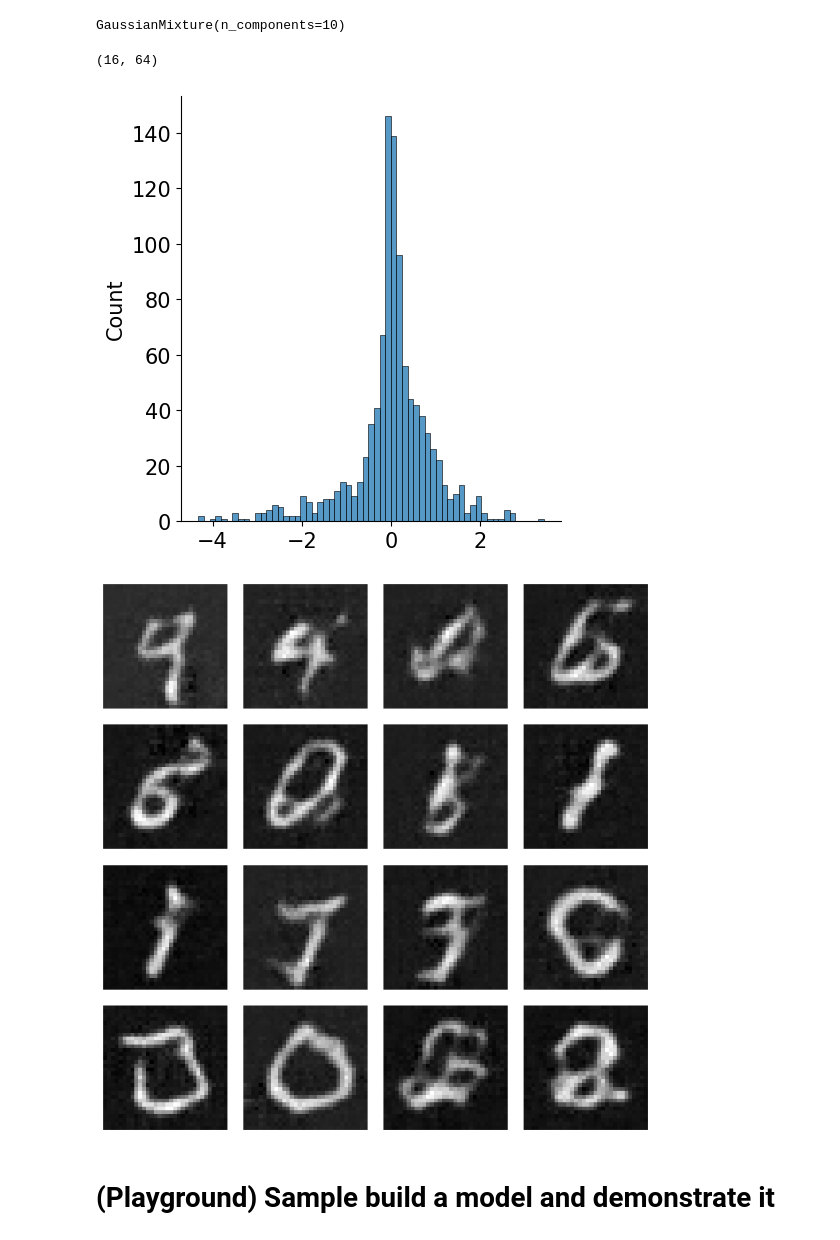
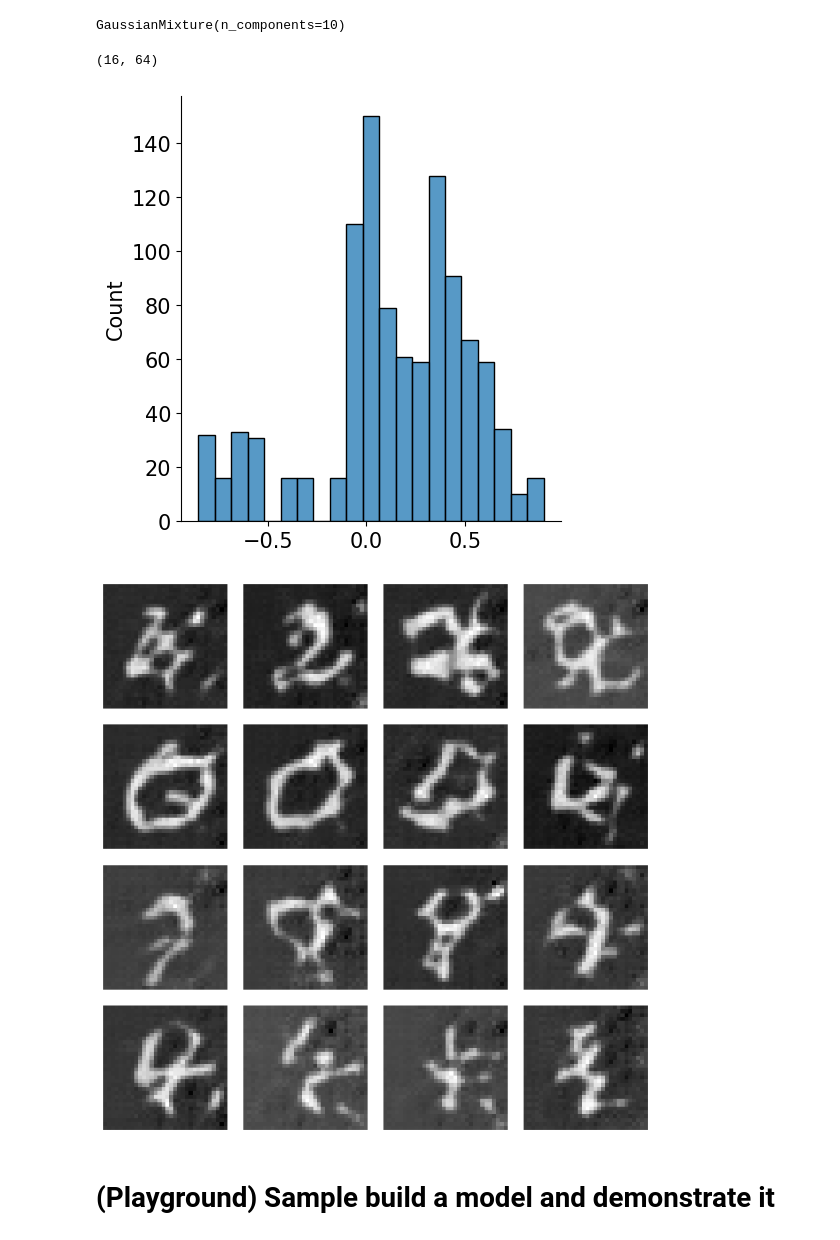
Before and after one commit to adam2392/ciflows, a Jupyter notebook: notebooks/01_injflow_results.ipynb, the cells around one changed output. Cells and saved outputs as stored; diff of their text form; code cells hidden in the pictures.

Commit message:
Running bigger model for longer now
Signed-off-by: Adam Li <adam2392@gmail.com>

```diff
--- a/notebooks/01_injflow_results.ipynb
+++ b/notebooks/01_injflow_results.ipynb
@@ -251,11 +248,12 @@ root = Path("/Users/adam2392/pytorch_data/ciflows/")
 # root = Path('../results/')
 model_dir = root / "injflow_twostage_batch1024_gradclip1_mnist_trainableq0_nstepsmse20_v2"
 model_dir = root / "adamw_resnet_injflow_twostage_batch1024_gradclip1_mnist_trainableq0_nstepsmse20_v2"
+model_dir = root / "adamw_unet_injflow_twostage_batch1024_gradclip2_mnist_nottrainableq0_nstepsmse50_v1"
 # model_dir = root / "injflow_twostage_batch1024_gradclipNone_mnist_v1"
-epoch = 984
-step = 53190
+epoch = 49
+step = 2700
 
-model_fname = model_dir / f"epoch={epoch}-step={step}-v1.ckpt"
+model_fname = model_dir / f"epoch={epoch}-step={step}.ckpt"
 # model_fname = model_dir / f"mse_chkpoint_20.ckpt"
 model = plInjFlowModel.load_from_checkpoint(model_fname).to('cpu')
 
@@ -350,23 +354,23 @@ sns.displot(v_samples.flatten())
 print(v_samples.shape)
 # %% [output]
 (16, 64)
-[figure, old version]
+[figure, new version]
 # %%
-v_samples = torch.tensor(v_samples).float().view(16, 1, 8, 8)
+v_samples = torch.tensor(v_samples).float()#.view(16, 1, 8, 8)
 
 x_samples = model.forward(v_samples)
 
 fig, axes = plt.subplots(4, 4, figsize=(8, 8))
 for i in range(16):
     ax = axes[i // 4, i % 4]
     ax.imshow(x_samples[i].squeeze().detach().numpy(),
                cmap="gray"
                )
     ax.axis("off")
 
 plt.show()
 # %% [output]
-[figure, old version]
+[figure, new version]
 # %% [markdown]
 # (Playground) Sample build a model and demonstrate it
 # %%
```
Also changed, not shown: parts of 7 cells of this notebook, 3 other files.
